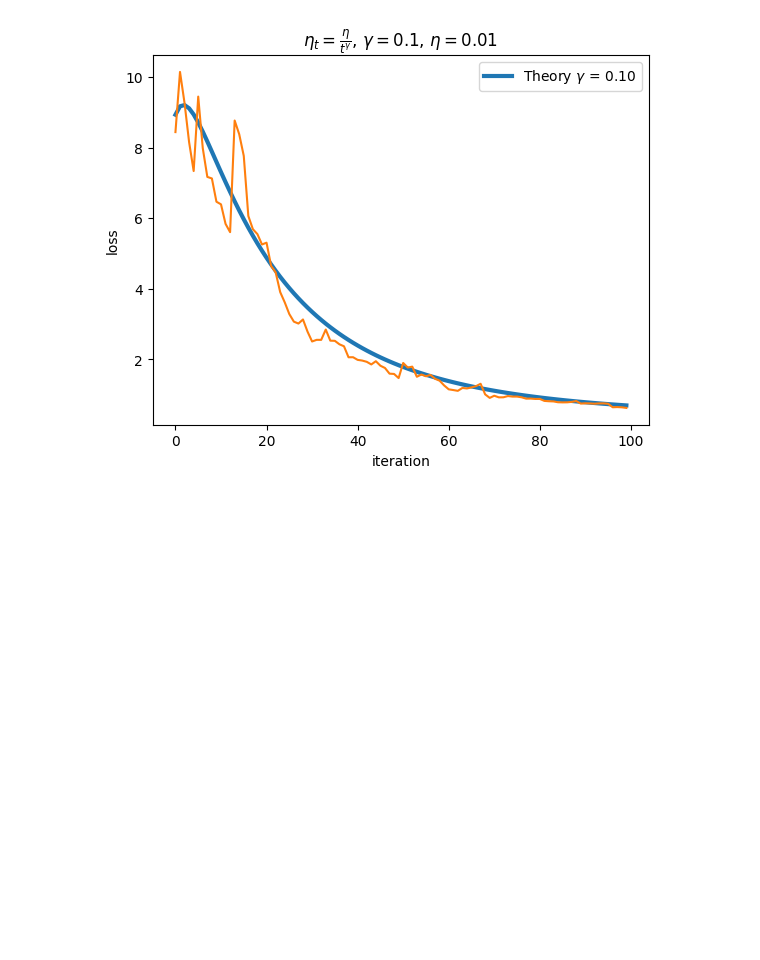
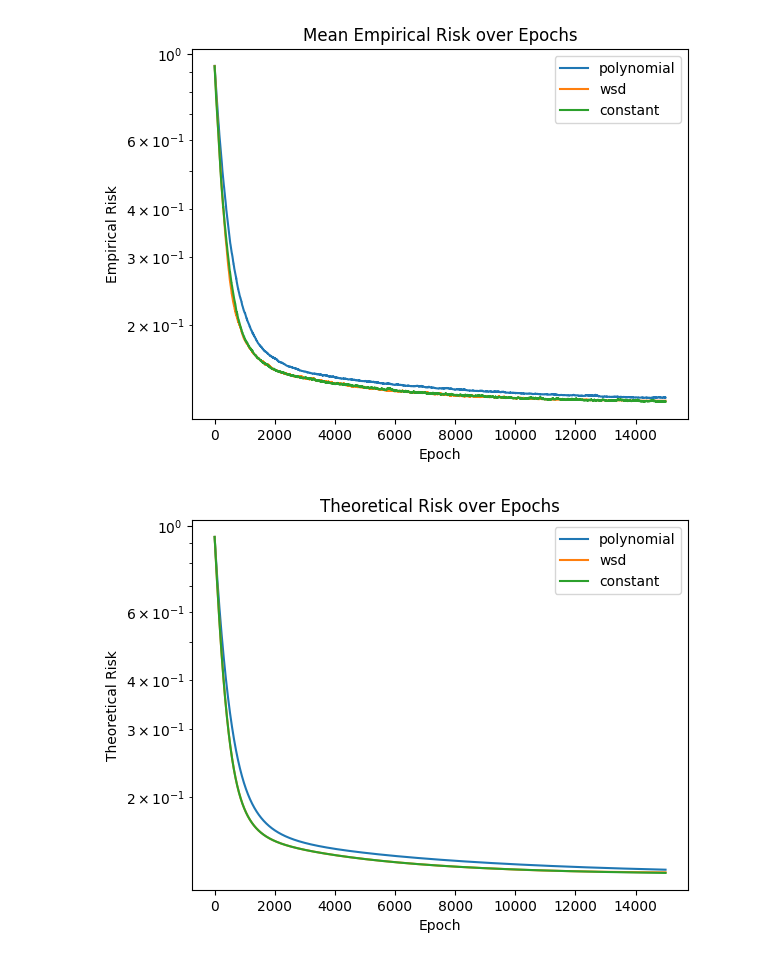
Before and after one commit to noecolomban/Least_Squares, a Jupyter notebook: notebook_plot.ipynb, the cells around one changed output. Saved outputs shown, nothing was run; the diff lists cells and outputs as text; code cells hidden in the pictures; blank space fills up the shorter version.

```diff
--- a/notebook_plot.ipynb
+++ b/notebook_plot.ipynb
@@ -36,17 +33,10 @@ wsd.plot()
 # %%
-
-def mean_sgd_poly(sim, x_0, n=5, T=100):
-    losses = []
-    for i in range(n):
-        sgd = SGD_poly(sim, x_0, 0.01, 0.1)
-        losses.append(sgd.train(T=T, label=f"SGD Polynomial {i}", show=False))
-    return np.mean(np.array(losses), axis=0)
-
 n=10
 x0 = np.random.multivariate_normal(np.zeros(dim), np.eye(dim))
-loss_mean = mean_sgd_poly(sim, x0, n=n, T=100)
-SGD_poly(sim, x0, 0.01, 0.1).plot()
-plt.plot(loss_mean, label="Mean Loss SGD Polynomial")
-plt.show()
+
+computations = Simulations(model, [poly, wsd, constant])
+empirical = computations.compute_all_empirical_risks(x0, n_runs=n, plot=True)
+theoretical = computations.compute_all_theoretical_risks(x0, plot=True)
 # %% [output]
-[figure, old version]
+[figure, new version]
+[figure, added]
```
Also changed, not shown: parts of 2 cells of this notebook, 3 other files.
